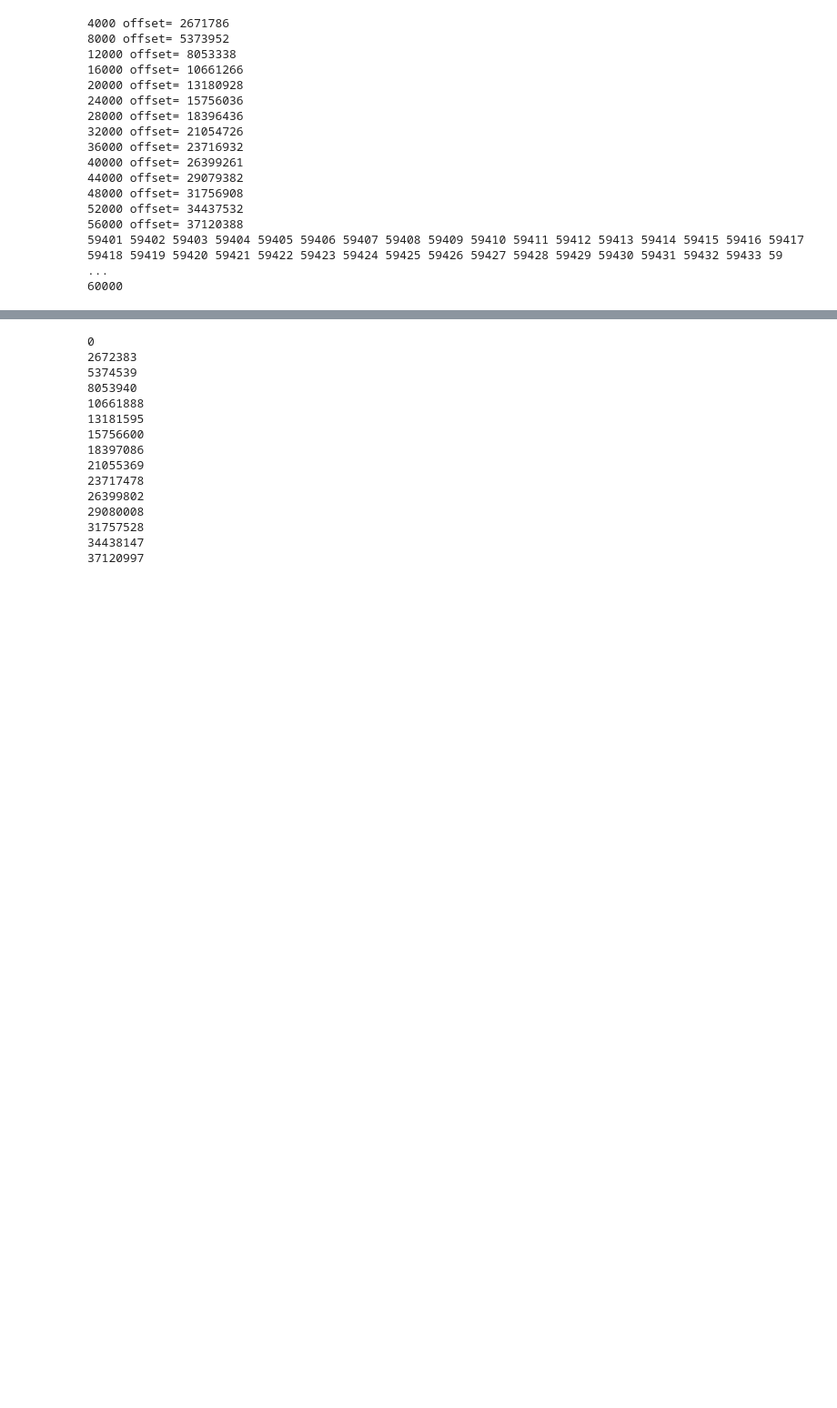
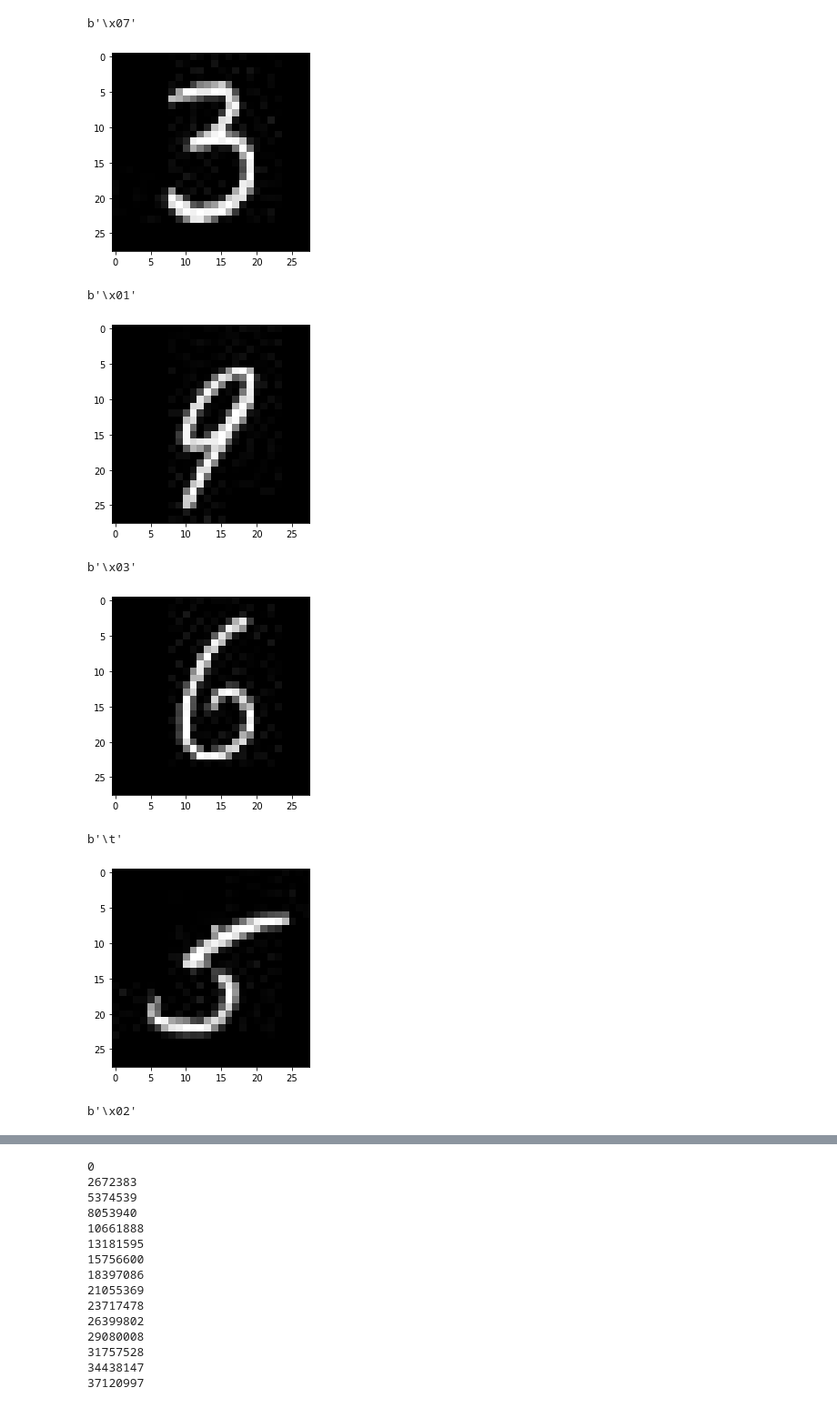
Before and after one commit to winiel559/tfrecord-lirs-implementation, a Jupyter notebook: mnist to sparse with padding BFD.ipynb, the cells around one changed output, grey strips where cells are left out. Shown: that part at 91% size. Drawn from its saved outputs; the diff is of its cells as text; code cells hidden in the pictures; blank space fills up the shorter version.

```diff
--- a/mnist to sparse with padding BFD.ipynb
+++ b/mnist to sparse with padding BFD.ipynb
@@ -138,69 +123,78 @@ print(c)
 # %%
 # write as BFD order
 # for each bin, write each instance of bin[1]
+
+mnist_images=open(images_file_name,'rb')
+mnist_labels=open(labels_file_name,'rb')
+offset_table=open(oft_file_name,'wb')
+# skip header file
+_=mnist_images.read(16)
+_=mnist_labels.read(8)
 with tf.io.TFRecordWriter(tfr_file_name) as writer:
     # page size=4KB, padding to write to another page if the next instance exceeds the page
 
     """padding needs to ne slightly modified: because padded record needs at least 16B,
     instead of see if after_ptr exceeds, see if after_ptr+16 exceeds """
-
     cur_page=0
     c=0
     for B in bins:
         for i in B[1]:
             # current tfr file ptr = current_filesize
             with open(images_dir+str(i)+'.jpg','rb') as f:
+                c+=1
+                mnist_labels.seek(i,0)
                 buf=mnist_labels.read(1)
                 _label=buf
                 img_bytes=f.read()
+
+
+                if(c<10):
+                    print(_label)
+                    image=tf.io.decode_jpeg(img_bytes)
+                    plt.imshow(np.asarray(image).reshape((28,28)),cmap = plt.cm.gray)
+                    plt.show()
 
                 current_filesize=os.path.getsize(tfr_file_name)
                 # test if exceeds or not, other 3 columns: 16B
                 cur_page=int(current_filesize/4096)
                 serialized_example = serialize_example(_label, img_bytes)
                 calc_new_filesize=current_filesize+len(serialized_example)+16+16
                 calc_new_page=int(calc_new_filesize/4096)
 
                 if(calc_new_page>cur_page):
                     # if exceeds: padding until reaching new page
                     #TODO: the pad still needs 16B metadata
                     pad_len=calc_new_page*4096-current_filesize
                     #print("before pad:",current_filesize)
                     pad=b''
                     if(pad_len-16>0):
                         for _ in range (pad_len-16):
                             pad+=b'0'
                         #print("len(pad)=",len(pad))
                         writer.write(pad)
                         #current_filesize=os.path.getsize("mnist_sparse_padded.tfrecords")
                         #print("after pad",current_filesize)
                     else:
                         print("error")
                 current_filesize=os.path.getsize(tfr_file_name)
                 #print("after after pad",current_filesize)
-                c+=1
+
+
                 if(c%4000==0):
                     print(c,end=' ')
                     print("offset=",current_filesize)
-                if(c>59400):
-                    print(c,end=' ')
                 offset_table.write(current_filesize.to_bytes(8, byteorder = 'little'))
                 writer.write(serialized_example)
 offset_table.close()
+mnist_images.close()
+mnist_labels.close()
 # %% [output]
-4000 offset= 2671786
-8000 offset= 5373952
-12000 offset= 8053338
-16000 offset= 10661266
-20000 offset= 13180928
-24000 offset= 15756036
-28000 offset= 18396436
-32000 offset= 21054726
-36000 offset= 23716932
-40000 offset= 26399261
-44000 offset= 29079382
-48000 offset= 31756908
-52000 offset= 34437532
-56000 offset= 37120388
-59401 59402 59403 59404 59405 59406 59407 59408 59409 59410 59411 59412 59413 59414 59415 59416 59417 59418 59419 59420 59421 59422 59423 59424 59425 59426 59427 59428 59429 59430 59431 59432 59433 59 ...
-60000
+b'\x07'
+[figure, added]
+b'\x01'
+[figure, added]
+b'\x03'
+[figure, added]
+b'\t'
+[figure, added]
+b'\x02'
```
Also changed, not shown: parts of 9 cells of this notebook.
